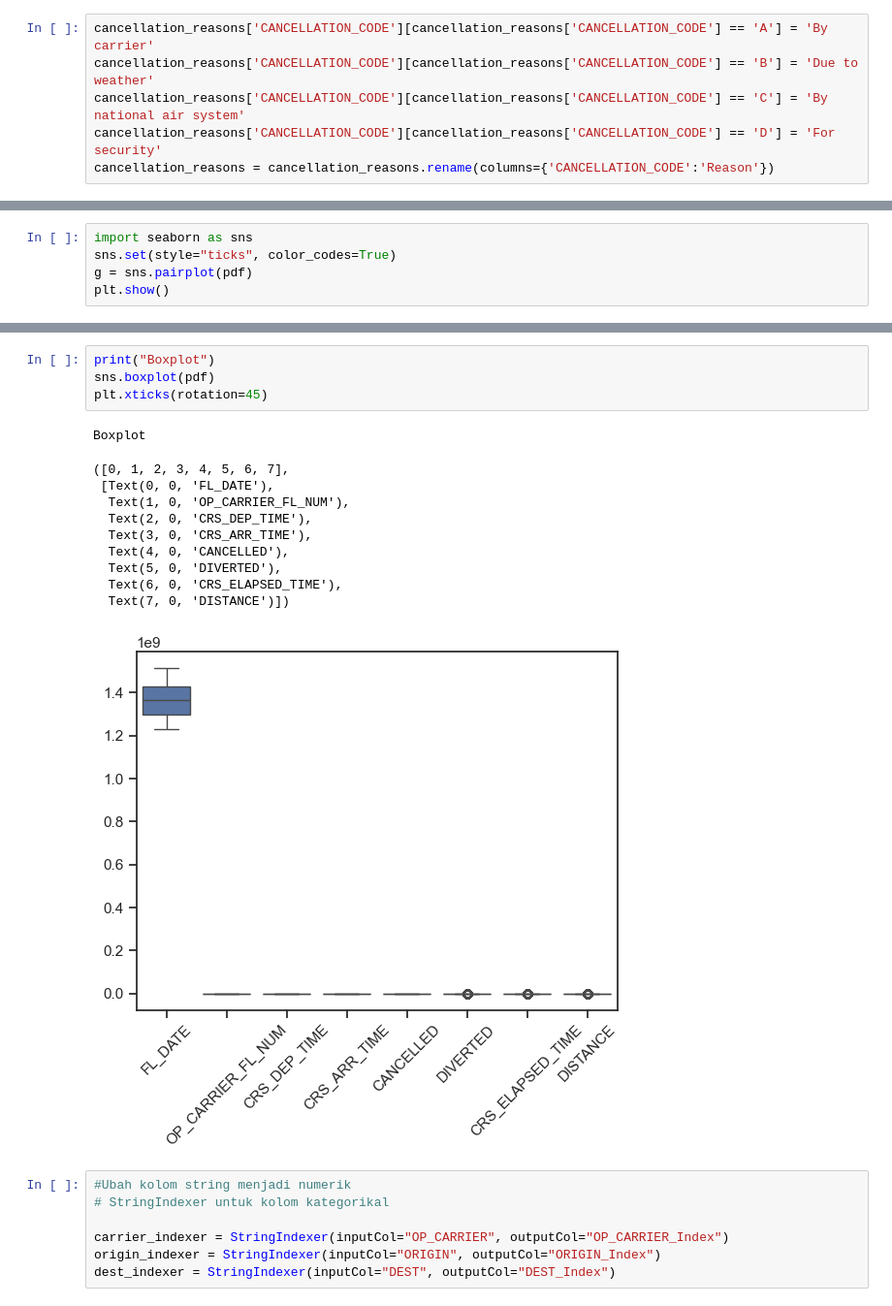
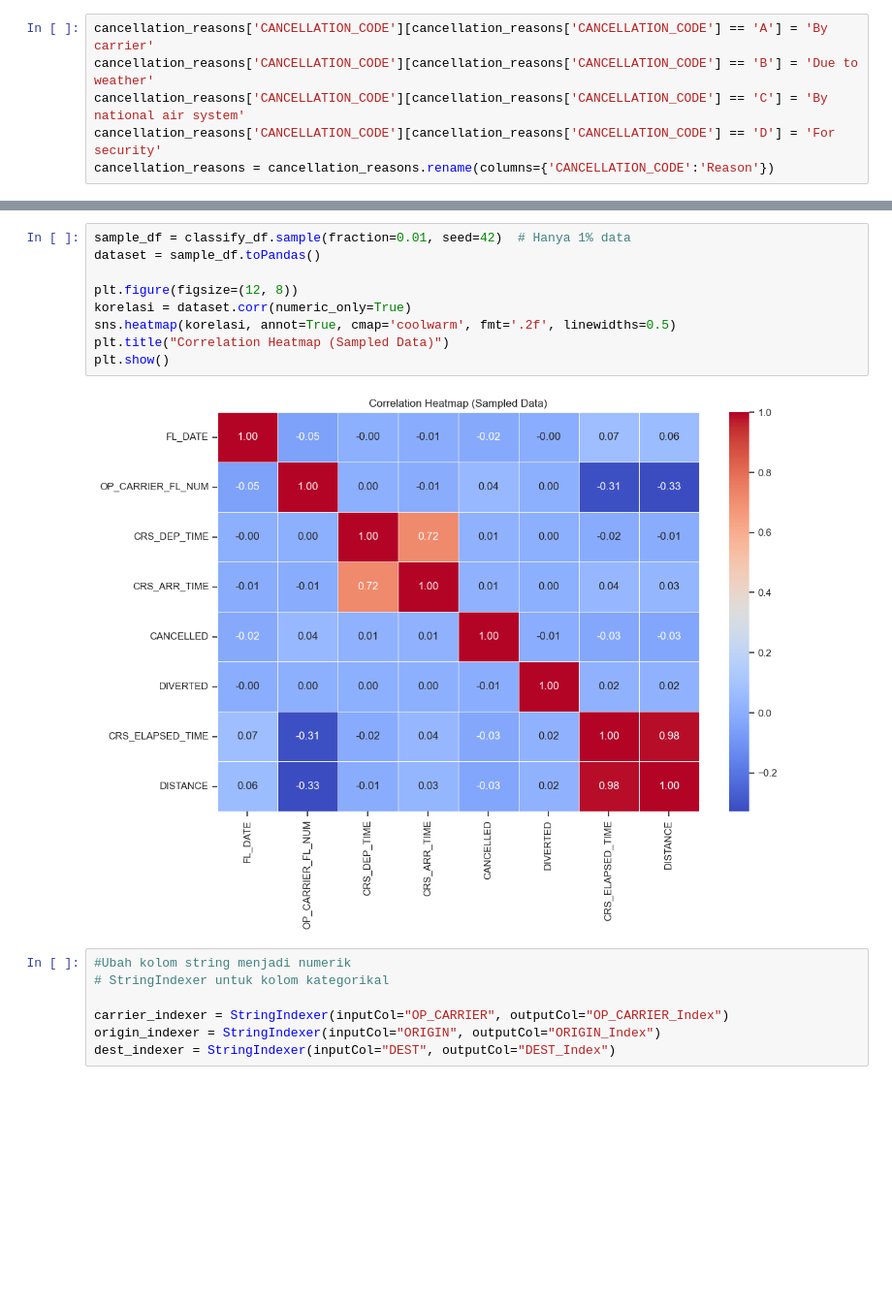
Before and after one commit to gitHan25/BigData, a Jupyter notebook: tes.ipynb, the cells around one changed output, grey strips where cells are left out. Shown: that part at 97% size. Saved outputs shown, nothing was run; the diff lists cells and outputs as text; blank space fills up the shorter version.

```diff
--- a/tes.ipynb
+++ b/tes.ipynb
@@ -435,5 +336,0 @@ print(pdf.head())
-# %%
-import seaborn as sns
-sns.set(style="ticks", color_codes=True)
-g = sns.pairplot(pdf)
-plt.show()
@@ -442,19 +337,14 @@ plt.show()
-# %%
-print("Boxplot")
-sns.boxplot(pdf)
-plt.xticks(rotation=45)
-# %% [output]
-Boxplot
-([0, 1, 2, 3, 4, 5, 6, 7],
- [Text(0, 0, 'FL_DATE'),
-  Text(1, 0, 'OP_CARRIER_FL_NUM'),
-  Text(2, 0, 'CRS_DEP_TIME'),
-  Text(3, 0, 'CRS_ARR_TIME'),
-  Text(4, 0, 'CANCELLED'),
-  Text(5, 0, 'DIVERTED'),
-  Text(6, 0, 'CRS_ELAPSED_TIME'),
-  Text(7, 0, 'DISTANCE')])
-[figure, removed]
+# %%
+sample_df = classify_df.sample(fraction=0.01, seed=42)  # Hanya 1% data
+dataset = sample_df.toPandas()
+
+plt.figure(figsize=(12, 8))
+korelasi = dataset.corr(numeric_only=True)
+sns.heatmap(korelasi, annot=True, cmap='coolwarm', fmt='.2f', linewidths=0.5)
+plt.title("Correlation Heatmap (Sampled Data)")
+plt.show()
+# %% [output]
+[figure, added]
 # %%
 #Ubah kolom string menjadi numerik
 # StringIndexer untuk kolom kategorikal
```
Also changed, not shown: parts of 31 cells of this notebook.
